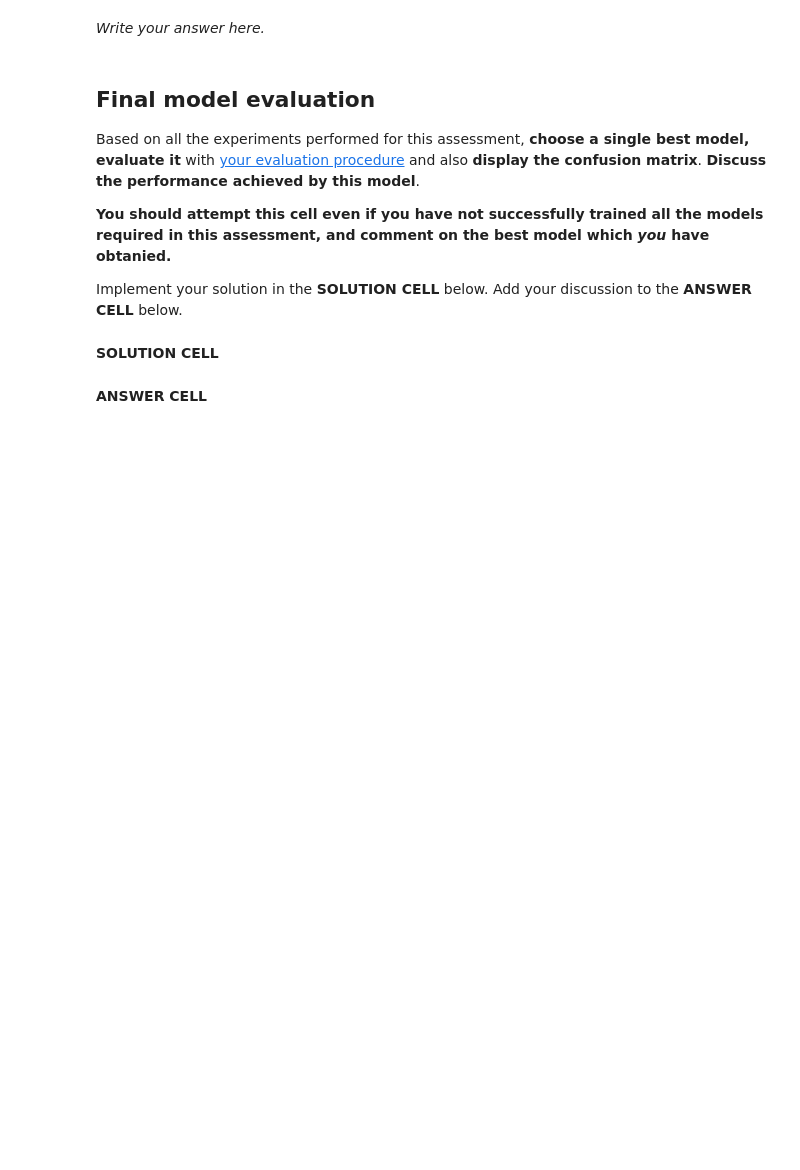
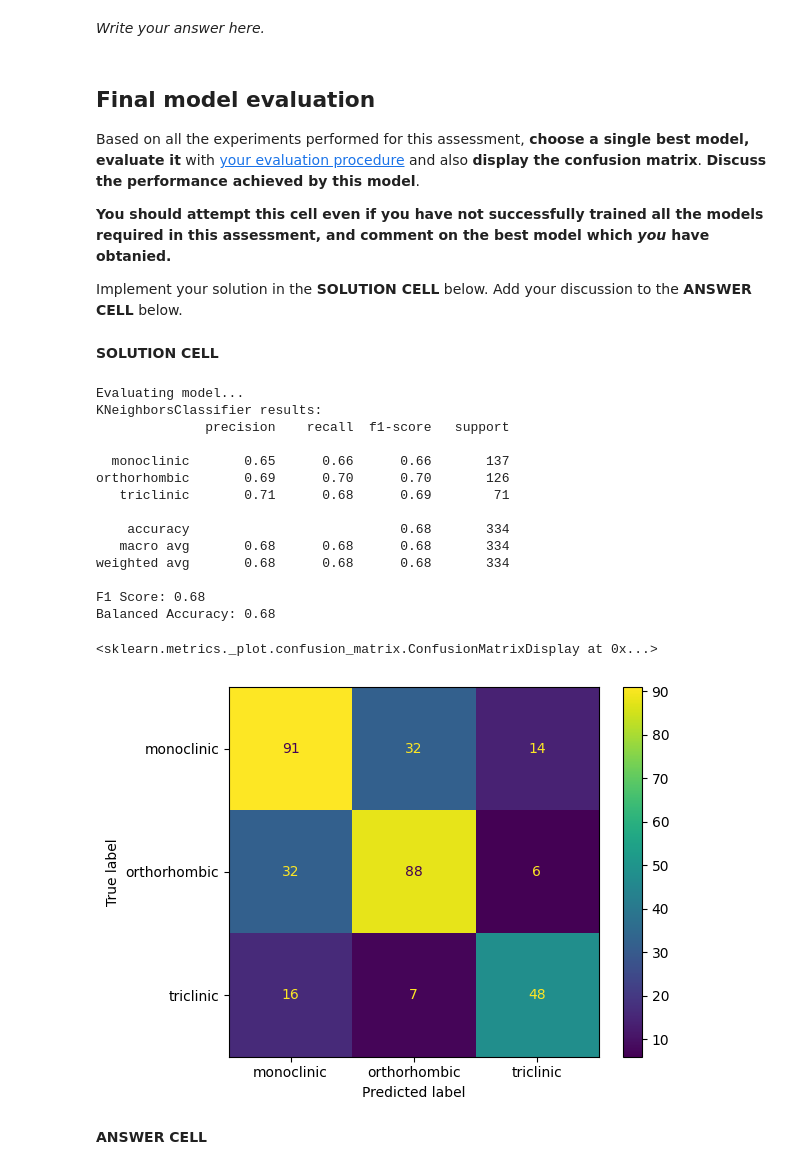
Before and after one commit to Teddiex/CMP3751M-Machine-Learning, a Jupyter notebook: Assessment 2/CMP3751M_Machine_Learning.ipynb, the cells around one changed output. Saved outputs shown, nothing was run; the diff lists cells and outputs as text; code cells hidden in the pictures; blank space fills up the shorter version.

```diff
--- a/Assessment 2/CMP3751M_Machine_Learning.ipynb
+++ b/Assessment 2/CMP3751M_Machine_Learning.ipynb
@@ -209,6 +209,8 @@ assert(X_train.shape[1] == X_test.shape[1])
 # %% [markdown]
 **SOLUTION CELL (b)**
 # %%
+from sklearn.metrics import classification_report
+
 def model_accuracy(y_test, y_pred):
     acc = 0
     acc = np.sum(y_test == y_pred)/len(y_test)
@@ -216,7 +218,8 @@ def model_accuracy(y_test, y_pred):
 
 from sklearn.neighbors import KNeighborsClassifier
 
-model = KNeighborsClassifier(n_neighbors = 6)
+#Odd number of classes, so even number of neighbours to avoid ties
+model = KNeighborsClassifier(n_neighbors = 4)
 model.fit(X_train, y_train)
 
 y_predictions = model.predict(X_test)
@@ -258,17 +261,19 @@ Provide your implementation of this function in the **SOLUTION CELL**. You may a
 **SOLUTION CELL**
 # %%
 from sklearn.model_selection import StratifiedKFold, cross_val_predict
-from sklearn.metrics import classification_report, balanced_accuracy_score
+from sklearn.metrics import classification_report, balanced_accuracy_score, f1_score
+
+
 def evaluate_model(model, X, y):
-    ################################
-    #### ADD YOUR SOLUTION HERE ####
-    ################################
     print('Evaluating model...')
 
     #Using Stratified K-Fold Cross Validation to evaluate the model
     skf = StratifiedKFold(n_splits=5, shuffle=True, random_state=random_state)
+
+    #I know using a global here is bad but it's the only way I could figure out how to complete the confusion matrix
+    #in the later task.
+    global y_pred
     y_pred = cross_val_predict(model, X, y, cv=skf)
-
     report = classification_report(y, y_pred, target_names=['monoclinic', 'orthorhombic', 'triclinic'])
 
     #Get model name to print
@@ -281,7 +286,8 @@ def evaluate_model(model, X, y):
         print(f'{model_name} results:')
 
     print(report)
-    print(f'Balanced Accuracy: {balanced_accuracy_score(y, y_pred)}')
+    print(f'F1 Score: {f1_score(y, y_pred, average="weighted"):.2f}')
+    print(f'Balanced Accuracy: {balanced_accuracy_score(y, y_pred):.2f}')
 # %% [markdown]
 **TESTING CELL**
 # %%
@@ -341,8 +348,7 @@ param_grid_dt = {
 }
 
 model_1 = DecisionTreeClassifier(random_state=random_state)
-
-#Finding the best parameters for the random forest model
+#Finding the best parameters for the decision tree classifier
 #The cv type is StratifiedKFold as per the sklearn documentation [4].
 grid_search_model_1 = GridSearchCV(model_1, param_grid_dt, scoring='accuracy', cv=5, n_jobs=-1)
 grid_search_model_1.fit(X, y)
@@ -354,7 +360,7 @@ model_1.fit(X, y)
 
 
 #range of n neighbors to test
-n_neighbors = list(range(3, 31))
+n_neighbors = list(range(2, 31))
 param_grid_knn = {
     'n_neighbors': n_neighbors,
     'weights': ['uniform', 'distance'],
@@ -440,11 +446,11 @@ The **TESTING CELL** will evaluate your 3 bagged models using your own evaluatio
 ##### replace these lines ######
 #### Code  adapted from [2] ####
 from sklearn.ensemble import BaggingClassifier
-bagged_1 = BaggingClassifier(model_1, n_estimators=10, random_state=random_state)
+bagged_1 = BaggingClassifier(model_1, n_estimators=20, random_state=random_state)
 bagged_1.fit(X, y)
-bagged_2 = BaggingClassifier(model_2, n_estimators=10, random_state=random_state)
+bagged_2 = BaggingClassifier(model_2, n_estimators=20, random_state=random_state)
 bagged_2.fit(X, y)
-bagged_3 = BaggingClassifier(model_3, n_estimators=10, random_state=random_state)
+bagged_3 = BaggingClassifier(model_3, n_estimators=20, random_state=random_state)
 bagged_3.fit(X, y)
 # %% [output]
 BaggingClassifier(estimator=SVC(C=10, gamma='auto', random_state=42),
@@ -501,10 +507,33 @@ Implement your solution in the **SOLUTION CELL** below. Add your discussion to t
 # %%
 ################################
 #### ADD YOUR SOLUTION HERE ####
 ################################
 
+from sklearn.metrics import ConfusionMatrixDisplay
 from sklearn.metrics import confusion_matrix
-from sklearn.metrics import ConfusionMatrixDisplay
+
+evaluate_model(model_2, X, y)
+cm = confusion_matrix(y, y_pred)
+labels = ['monoclinic', 'orthorhombic', 'triclinic']
+disp = ConfusionMatrixDisplay(cm, display_labels=labels)
+disp.plot()
+# %% [output]
+Evaluating model...
+KNeighborsClassifier results:
+              precision    recall  f1-score   support
+
+  monoclinic       0.65      0.66      0.66       137
+orthorhombic       0.69      0.70      0.70       126
+   triclinic       0.71      0.68      0.69        71
+
+    accuracy                           0.68       334
+   macro avg       0.68      0.68      0.68       334
+weighted avg       0.68      0.68      0.68       334
+
+F1 Score: 0.68
+Balanced Accuracy: 0.68
+<sklearn.metrics._plot.confusion_matrix.ConfusionMatrixDisplay at 0x...>
+[figure, added]
 # %% [markdown]
 **ANSWER CELL**
 # %% [markdown]
```
Also changed, not shown: parts of 10 cells of this notebook.
